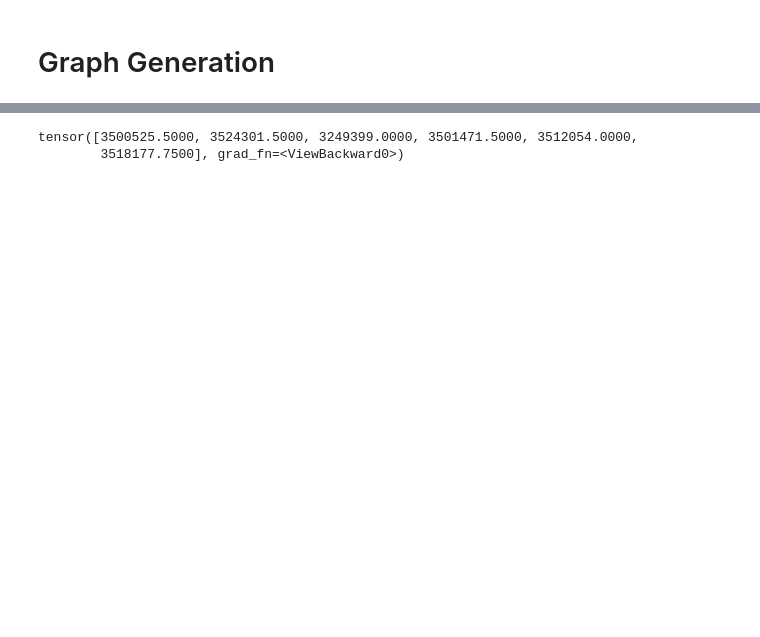
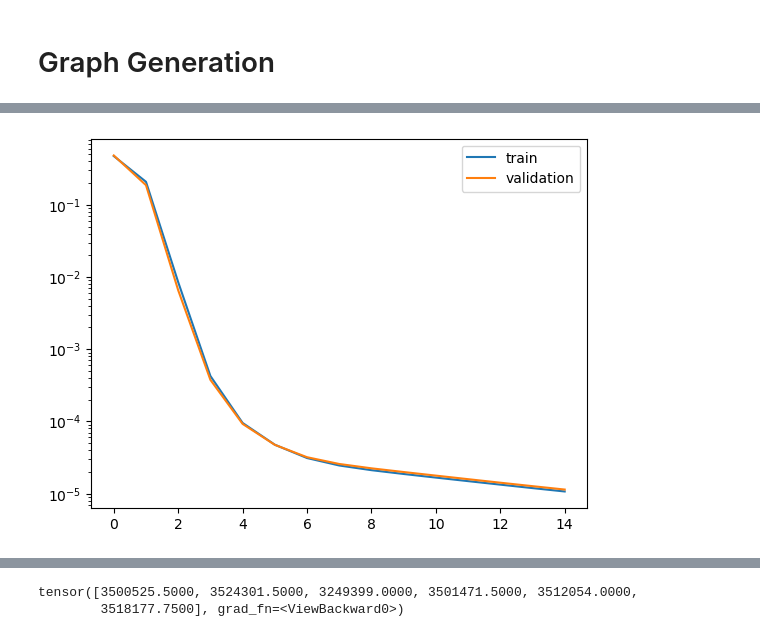
Before and after one commit to ComplexNetTSP/NAR, a Jupyter notebook: models/network.ipynb, the cells around one changed output, grey strips where cells are left out. Drawn from its saved outputs; the diff is of its cells as text; code cells hidden in the pictures; blank space fills up the shorter version.

```diff
--- a/models/network.ipynb
+++ b/models/network.ipynb
@@ -108,6 +151,9 @@ class Network(nn.Module):
 def train(model, train_dataset, validation_dataset=None, optimizer=None, epochs=10, batch_size=5):
     x_loss_weight = 0.5
     h_loss_weight = 1 - x_loss_weight
+    # for plotting save the losses
+    train_losses = []
+    val_losses = []
     for epoch in range(epochs):
         batch_count = len(train_dataset) // batch_size
         for i in range(batch_count):
@@ -125,6 +171,7 @@ def train(model, train_dataset, validation_dataset=None, optimizer=None, epochs=
             cumulated_loss.backward()
             optimizer.step()
 
+
         if validation_dataset:
             model.eval()
             cumulated_loss_val = 0
@@ -138,10 +185,21 @@ def train(model, train_dataset, validation_dataset=None, optimizer=None, epochs=
             cumulated_loss_val /= len(validation_dataset)
 
             print(f'Epoch {epoch}, loss {cumulated_loss.item()}, validation loss {cumulated_loss_val}')
+            val_losses.append(cumulated_loss_val.item())
+
         else:
             print(f'Epoch {epoch}, loss {cumulated_loss.item()}')
+        train_losses.append(cumulated_loss.item())
+
+        if len(val_losses) > 5:
+                    if val_losses[-1] > val_losses[-2] > val_losses[-3] > val_losses[-4] > val_losses[-5]:
+                        print('Early stopping')
+                        break
+    return train_losses, val_losses
 # %%
 # split the dataset into training and testing using the train_test_split function
 from torch.utils.data import random_split
-dataset = RandomGraphDataset(root='./data', gen_num_graph=250, n=n, p=p)
-train_dataset, test_dataset = random_split(dataset, [200, 50])
+n=[20, 100]
+p=0.3
+dataset = RandomGraphDataset(root='./data', gen_num_graph=500, n=n, p=p)
+train_dataset, test_dataset = random_split(dataset, [400, 100])
@@ -147,0 +210,6 @@ train_dataset, test_dataset = random_split(dataset, [200, 50])
+# %%
+# create a test set
+n=[100, 1000]
+p=0.3
+
+test_dataset = RandomGraphDataset(root='./data/test', gen_num_graph=100, n=n, p=p)
@@ -150,6 +239,6 @@ optimizer = torch.optim.Adam
 model = Network()
 lr = 0.001
 
-train(model=model, train_dataset=train_dataset, validation_dataset=test_dataset,
-      optimizer=optimizer(model.parameters(), lr=lr), epochs=100, batch_size=20)
+train_loss, val_losses = train(model=model, train_dataset=train_dataset, validation_dataset=test_dataset,
+      optimizer=optimizer(model.parameters(), lr=lr), epochs=15, batch_size=32)
 # %% [output]
@@ -173,3 +260,14 @@ Epoch 99, loss 0.030169611796736717, validation loss 0.06059308350086212
+# %%
+# plot the losses
+import matplotlib.pyplot as plt
+plt.plot(train_loss, label='train')
+plt.plot(val_losses, label='validation')
+plt.legend()
+# use log scale
+plt.yscale('log')
+plt.show()
+# %% [output]
+[figure, added]
 # %%
 i =31
 graph = test_dataset[i]
```
Also changed, not shown: parts of 11 cells of this notebook.
